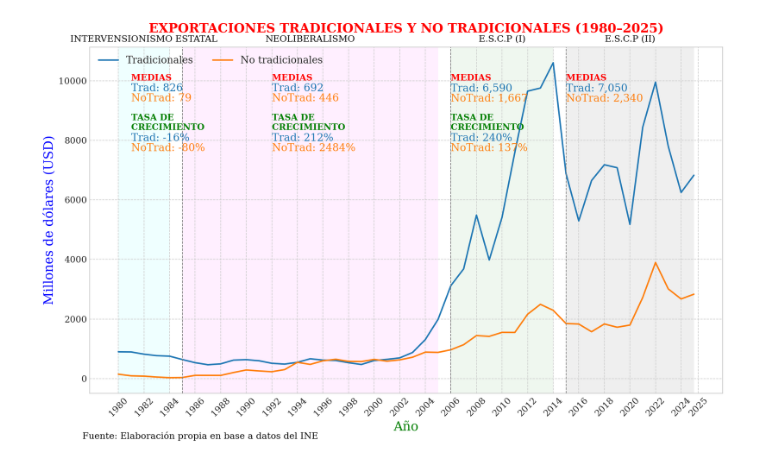
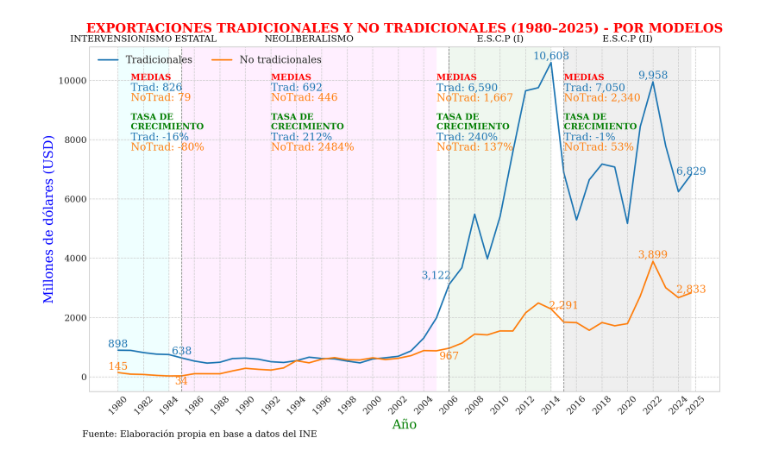
Before and after one commit to navi0369/proyectomacro, a Jupyter notebook: notebooks/tesis/serie_completa/exportaciones/exportaciones.ipynb, the cells around one changed output. Saved outputs shown, nothing was run; the diff lists cells and outputs as text; code cells hidden in the pictures.

```diff
--- a/notebooks/tesis/serie_completa/exportaciones/exportaciones.ipynb
+++ b/notebooks/tesis/serie_completa/exportaciones/exportaciones.ipynb
@@ -81,18 +81,20 @@ hitos_offset_periodos = {year: 0.8 for year in hitos_v_periodos}
 # Anotaciones de valores en años clave
 annotation_offsets = {
     "tradicionales": {
-        1952: (0,  0),
-        1985: (0,  0),
-        2006: (0,  0),
-        2014: (0,  0),
-        2022: (0,  0),
+        1980: (0,  190),
+        1985: (0,  210),
+        2006: (-1,  290),
+        2014: (0,  210),
+        2022: (0,  210),
+        2025: (0,  100),
     },
     "no_tradicionales": {
-        1952: (0,  0),
-        1985: (0,  0),
-        2006: (0,  0),
-        2014: (0,  0),
-        2022: (0,  0),
+        1980: (0,  190),
+        1985: (0,  -190),
+        2006: (0,  -290),
+        2014: (1,  100),
+        2022: (0,  210),
+        2025: (0,  100),
     },
 }
 
@@ -100,7 +102,7 @@ annotation_offsets = {
 medias_offsets = {
     "INTERVENSIONISMO ESTATAL": (1981, 0.92),
     "NEOLIBERALISMO": (1992, 0.92),
-    "E.S.C.P (I)":    (2006, 0.92),
+    "E.S.C.P (I)":    (2005, 0.92),
     "E.S.C.P (II)":   (2015, 0.92),
 }
 
@@ -108,8 +110,8 @@ medias_offsets = {
 tasas_offsets = {
     "1980-1984": (1981, 0.80),
     "1985-2005": (1992, 0.80),
-    "2006-2014": (2006, 0.80),
-    "2015-2024": (2015, 0.80),
+    "2006-2014": (2005, 0.80),
+    "2015-2025": (2015, 0.80),
 }
 
 # ────────────────────────── 6. GRÁFICO BASE ─────────────────────────
@@ -117,7 +119,7 @@ fig, ax = init_base_plot(
     df=df,
     series=componentes,
     colors=colors,
-    title=f"EXPORTACIONES TRADICIONALES Y NO TRADICIONALES ({df.index.min()}–{df.index.max()})",
+    title=f"EXPORTACIONES TRADICIONALES Y NO TRADICIONALES ({df.index.min()}–{df.index.max()}) - POR MODELOS",
     xlabel="Año",
     ylabel="Millones de dólares (USD)",
     source_text="Fuente: Elaboración propia en base a datos del INE",
@@ -126,37 +128,37 @@ fig, ax = init_base_plot(
 # ──────────────────── 7. ELEMENTOS GRÁFICOS ─────────────────────────
 add_hitos(
     ax,
     df.index,
     hitos_v_periodos,
     hitos_offset_periodos,
     line_kwargs={"lw": 0.9})
 
 add_cycle_means_multi(
     ax, cycle_stats, medias_offsets,
     abbr_map, colors,
     line_spacing=ax.get_ylim()[1] * 0.03,
 )
 
-# add_year_value_annotations(
-#     ax, df, annotate_years,
-#     cols_componentes, annotation_offsets, colors,
-#     arrow_lw=0.5,
-# )
+add_year_value_annotations(
+    ax, df, annotate_years,
+    cols_componentes, annotation_offsets, colors,
+    arrow_lw=0.5, extra_years=[2014,2022]
+)
 
 add_period_growth_annotations_multi(
     ax, df, periods,
     cols_componentes, tasas_offsets,
     colors, abbr_map,
 )
 add_period_backgrounds(
     ax,
     periods,
 )
 
 # ────────────────────────── 8. GUARDADO ─────────────────────────────
 plt.tight_layout()
-fig.savefig(output_dir / "exportaciones_periodos.png", dpi=300, bbox_inches="tight")
+fig.savefig(output_dir / "exportaciones_tradicionales_y_no_tradicionales.png", dpi=300, bbox_inches="tight")
 plt.show()
 plt.close()
 # %% [output]
-[figure, old version]
+[figure, new version]
```
Also changed, not shown: 39 other files.
